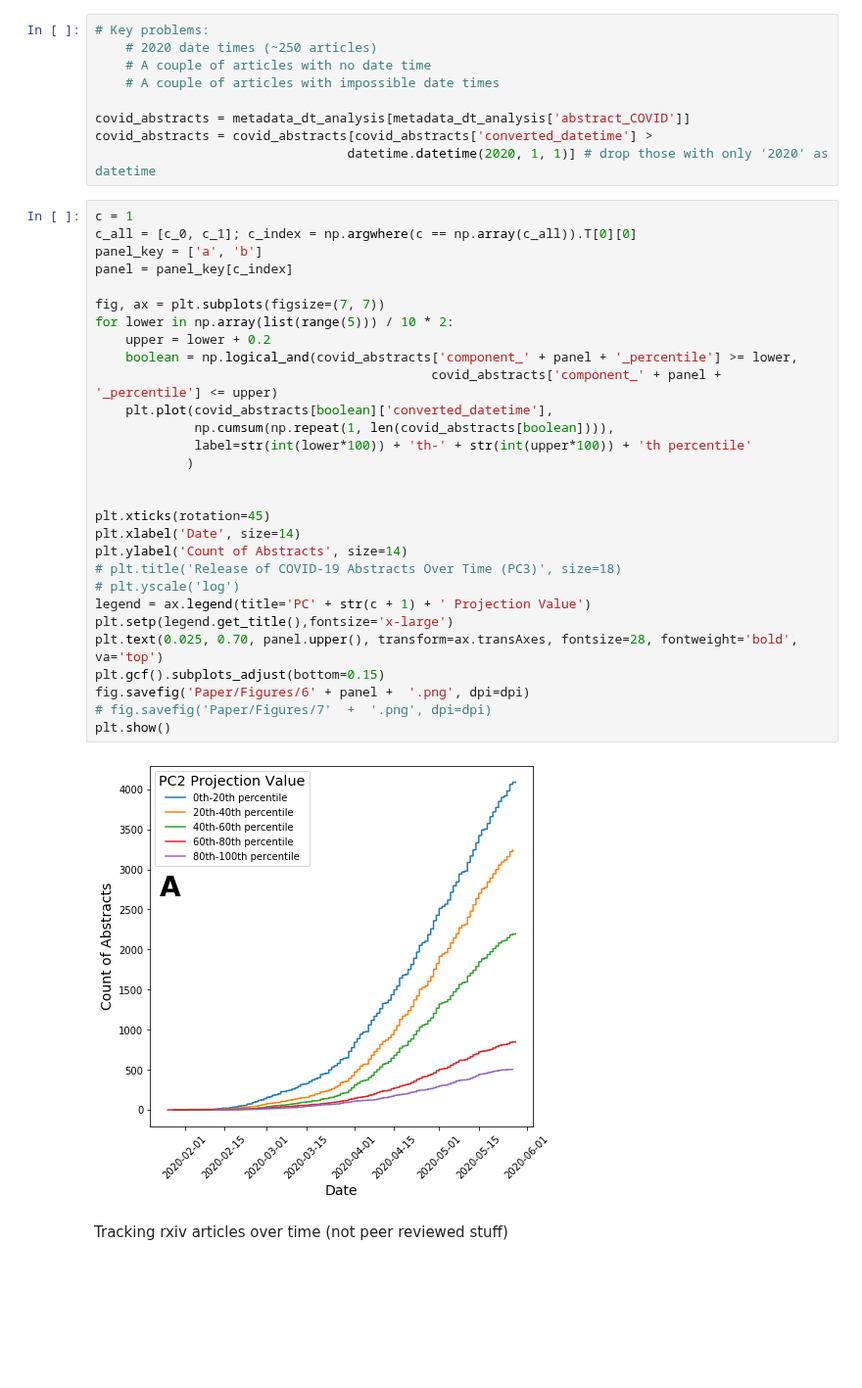
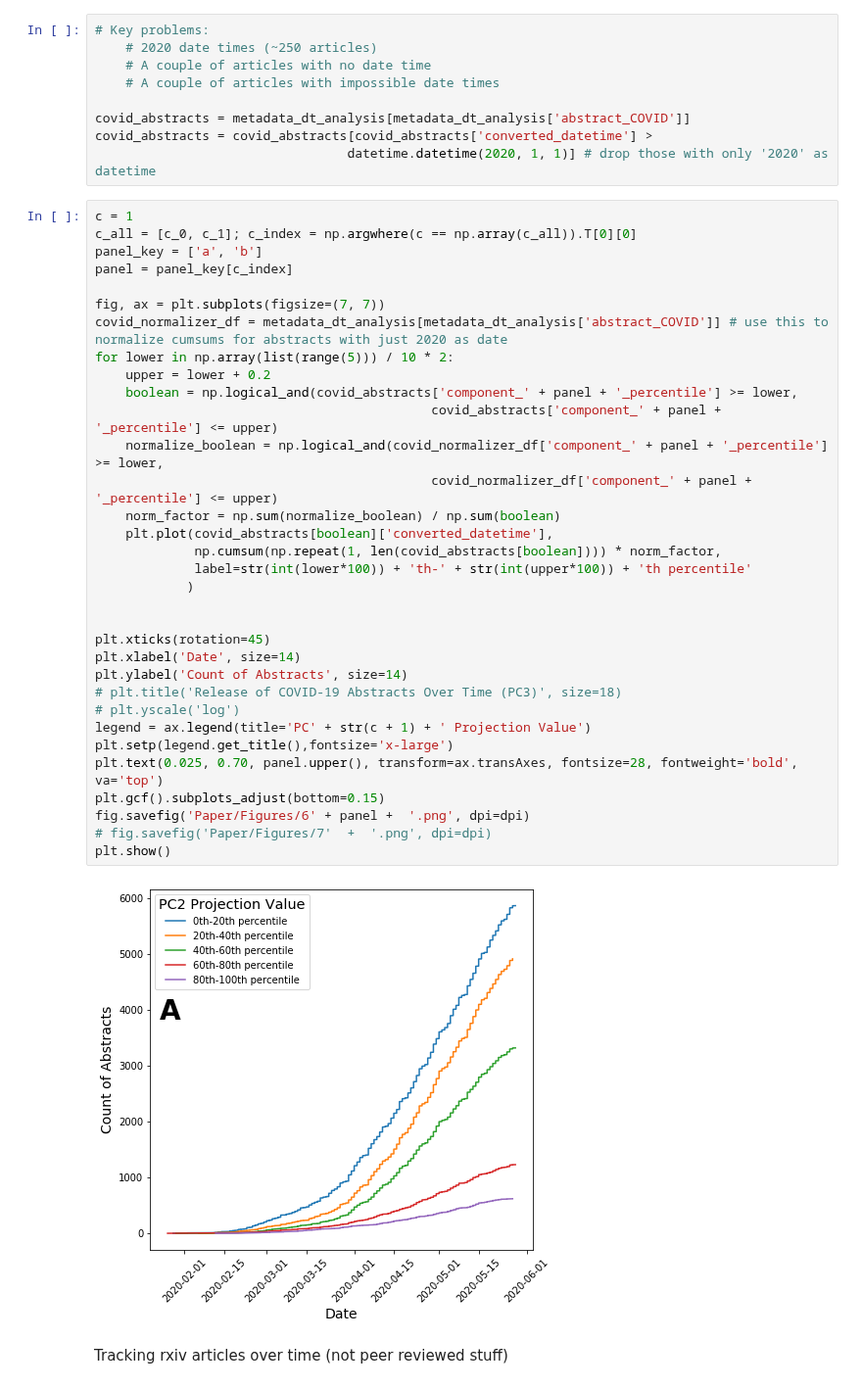
Before and after one commit to COVID19-DVRN/8-AI-Mapping-of-Relevant-Coronavirus-Literature, a Jupyter notebook: analysis/AbstractAnalytics-subsetted.ipynb, the cells around one changed output. Shown at 98% size. Saved outputs shown, nothing was run; the diff lists cells and outputs as text; blank space fills up the shorter version.

Commit message:
Modified analysis over time to normalize for abstracts with no month or day

```diff
--- a/analysis/AbstractAnalytics-subsetted.ipynb
+++ b/analysis/AbstractAnalytics-subsetted.ipynb
@@ -410,34 +392,38 @@ covid_abstracts = covid_abstracts[covid_abstracts['converted_datetime'] >
 # %%
 c = 1
 c_all = [c_0, c_1]; c_index = np.argwhere(c == np.array(c_all)).T[0][0]
 panel_key = ['a', 'b']
 panel = panel_key[c_index]
 
 fig, ax = plt.subplots(figsize=(7, 7))
+covid_normalizer_df = metadata_dt_analysis[metadata_dt_analysis['abstract_COVID']] # use this to normalize cumsums for abstracts with just 2020 as date
 for lower in np.array(list(range(5))) / 10 * 2:
     upper = lower + 0.2
     boolean = np.logical_and(covid_abstracts['component_' + panel + '_percentile'] >= lower,
                                             covid_abstracts['component_' + panel + '_percentile'] <= upper)
+    normalize_boolean = np.logical_and(covid_normalizer_df['component_' + panel + '_percentile'] >= lower,
+                                            covid_normalizer_df['component_' + panel + '_percentile'] <= upper)
+    norm_factor = np.sum(normalize_boolean) / np.sum(boolean)
     plt.plot(covid_abstracts[boolean]['converted_datetime'],
-             np.cumsum(np.repeat(1, len(covid_abstracts[boolean]))),
+             np.cumsum(np.repeat(1, len(covid_abstracts[boolean]))) * norm_factor,
              label=str(int(lower*100)) + 'th-' + str(int(upper*100)) + 'th percentile'
             )
 
 
 plt.xticks(rotation=45)
 plt.xlabel('Date', size=14)
 plt.ylabel('Count of Abstracts', size=14)
 # plt.title('Release of COVID-19 Abstracts Over Time (PC3)', size=18)
 # plt.yscale('log')
 legend = ax.legend(title='PC' + str(c + 1) + ' Projection Value')
 plt.setp(legend.get_title(),fontsize='x-large')
 plt.text(0.025, 0.70, panel.upper(), transform=ax.transAxes, fontsize=28, fontweight='bold', va='top')
 plt.gcf().subplots_adjust(bottom=0.15)
 fig.savefig('Paper/Figures/6' + panel +  '.png', dpi=dpi)
 # fig.savefig('Paper/Figures/7'  +  '.png', dpi=dpi)
 plt.show()
 # %% [output]
-[figure, old version]
+[figure, new version]
 # %% [markdown]
 Tracking rxiv articles over time (not peer reviewed stuff)
 # %%
```
Also changed, not shown: parts of 3 cells of this notebook.
